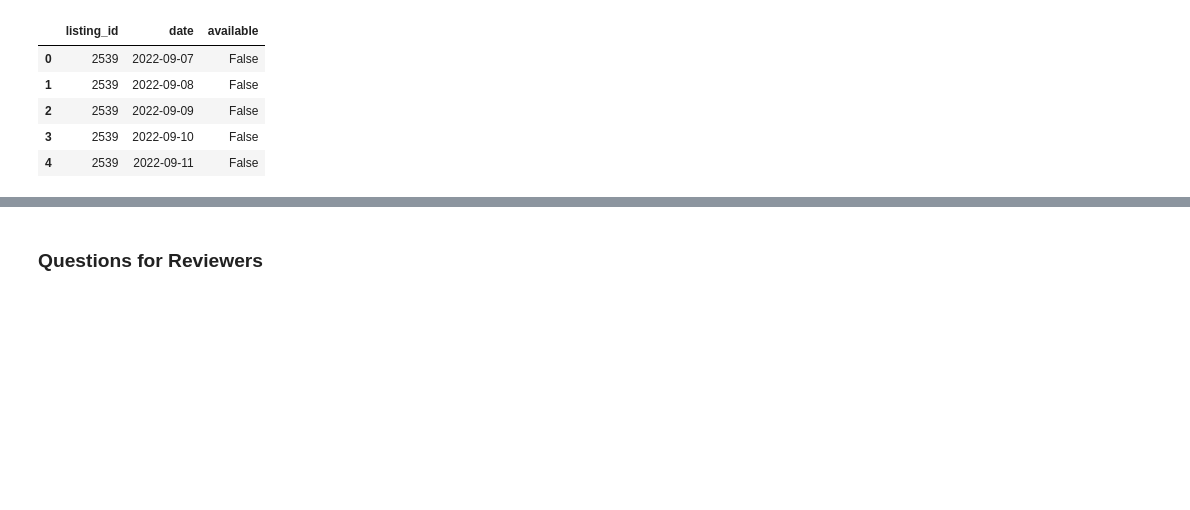
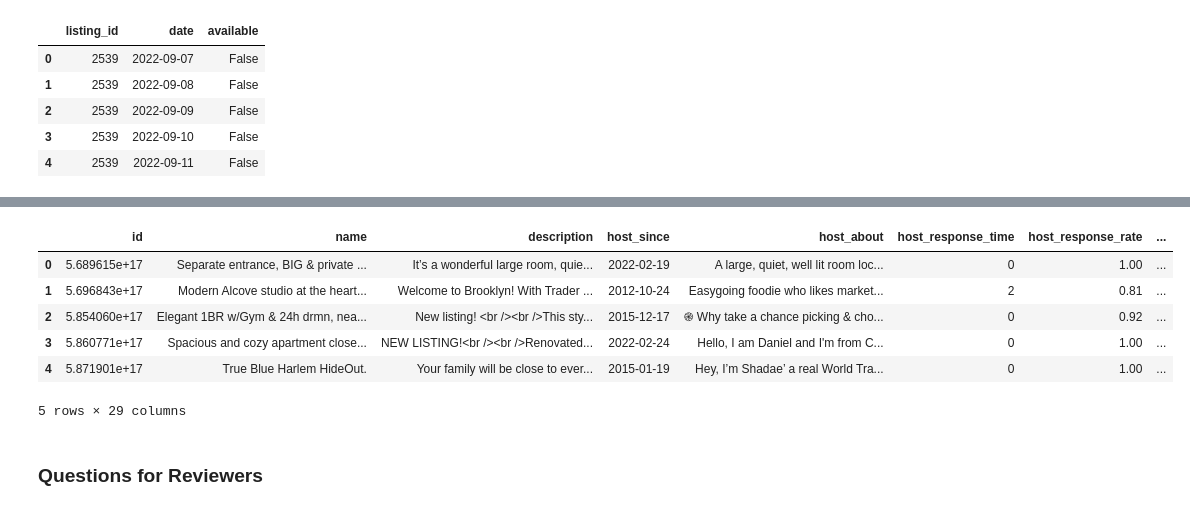
Before and after one commit to michelleli01/info2950-finalproject, a Jupyter notebook: final_project.ipynb, the cells around one changed output, grey strips where cells are left out. Cells and saved outputs as stored; diff of their text form; code cells hidden in the pictures; blank space fills up the shorter version.

```diff
--- a/final_project.ipynb
+++ b/final_project.ipynb
@@ -370,3 +358,15 @@ Returning data to local variable nyc_bookings_df
+# %%
+nyc_combined_df = nyc_combined_df.drop(columns = 'listing_id')
+# %%
+nyc_combined_df.head()
+# %% [output]
+|  | id | name | description | host_since | host_about | host_response_time | host_response_rate | ... |
+| 0 | 5.689615e+17 | Separate entrance, BIG & private ... | It’s a wonderful large room, quie... | 2022-02-19 | A large, quiet, well lit room loc... | 0 | 1.00 | ... |
+| 1 | 5.696843e+17 | Modern Alcove studio at the heart... | Welcome to Brooklyn! With Trader ... | 2012-10-24 | Easygoing foodie who likes market... | 2 | 0.81 | ... |
+| 2 | 5.854060e+17 | Elegant 1BR w/Gym & 24h drmn, nea... | New listing! <br /><br />This sty... | 2015-12-17 | ֎ Why take a chance picking & cho... | 0 | 0.92 | ... |
+| 3 | 5.860771e+17 | Spacious and cozy apartment close... | NEW LISTING!<br /><br />Renovated... | 2022-02-24 | Hello, I am Daniel and I'm from C... | 0 | 1.00 | ... |
+| 4 | 5.871901e+17 | True Blue Harlem HideOut. | Your family will be close to ever... | 2015-01-19 | Hey, I’m Shadae’ a real World Tra... | 0 | 1.00 | ... |
+5 rows × 29 columns
 # %% [markdown]
 ### Questions for Reviewers
 # %% [markdown]
```
Also changed, not shown: parts of 4 cells of this notebook.
